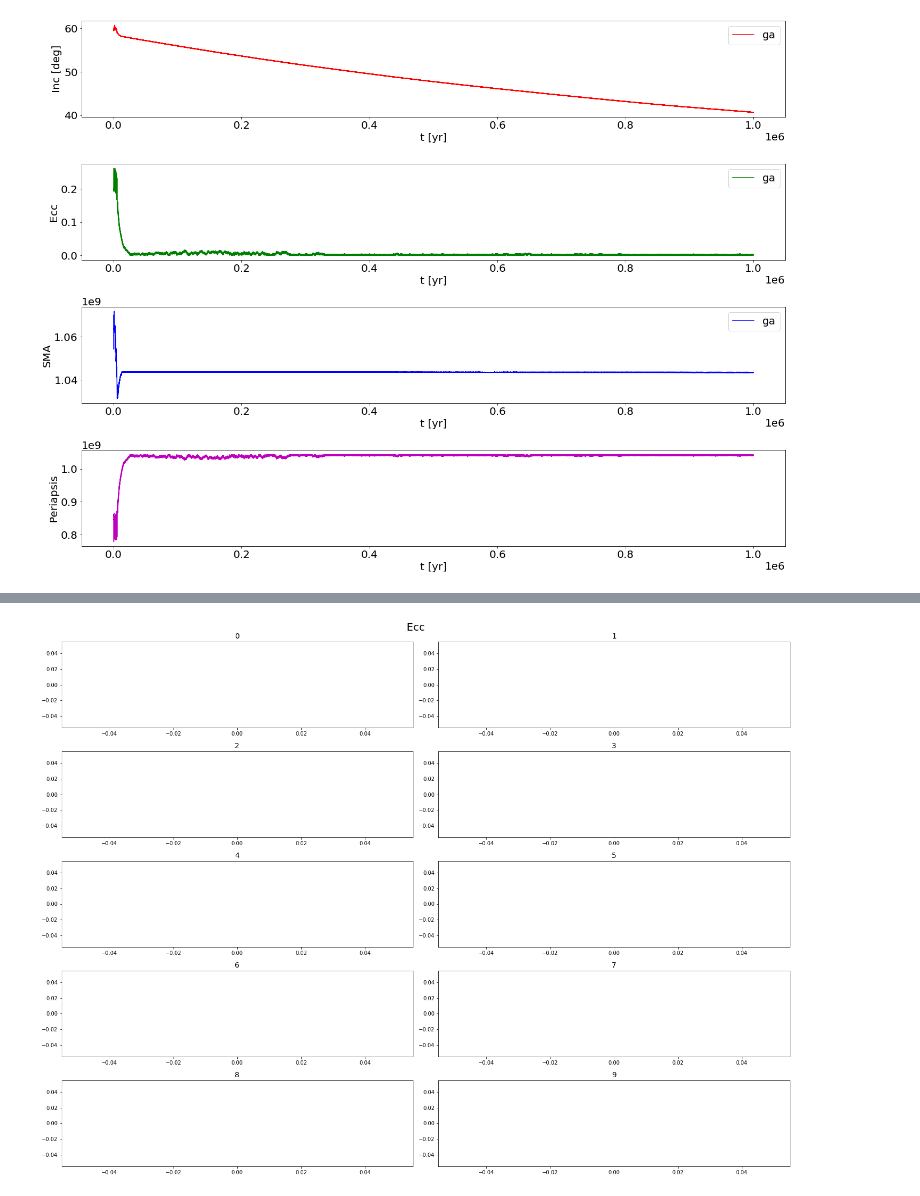
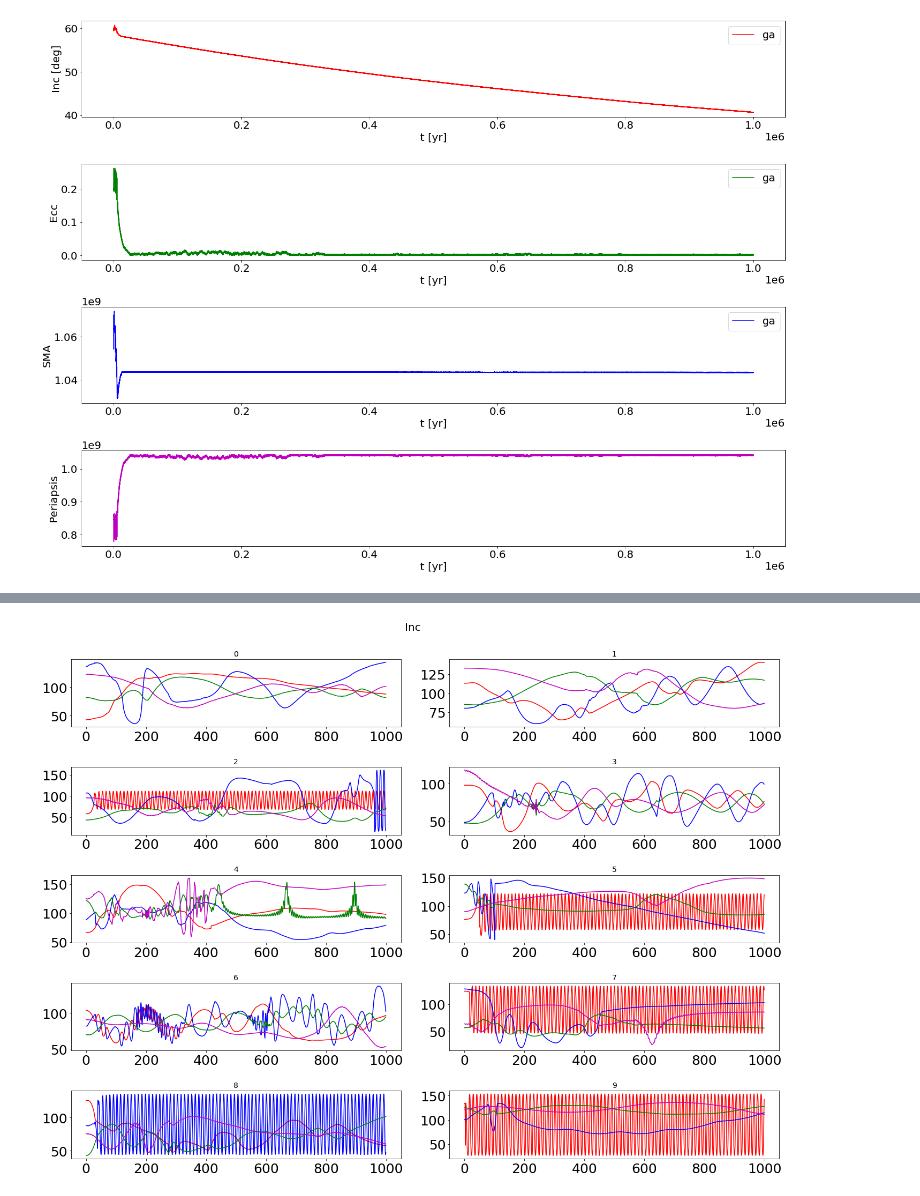
Before and after one commit to peterbreslin/amuse-project, a Jupyter notebook: testing_results.ipynb, the cells around one changed output, grey strips where cells are left out. Saved outputs shown, nothing was run; the diff lists cells and outputs as text; code cells hidden in the pictures.

```diff
--- a/testing_results.ipynb
+++ b/testing_results.ipynb
@@ -158,3 +166,0 @@ plot_params('ecc_varied.hdf5', savefig=True)
-# %%
-path = 'param_space/'
-res = h5py.File(path+'p_space.hdf5')
@@ -191,6 +190,7 @@ def plot_params(e=True):
             else:
                 name = 'Inc'
                 inc = res[x[i]][moons[j]]['inc'][:]
+                ax.plot(time_range, inc, c=colors[j])
 
             ax.set_title(x[i], fontsize=14)
 
@@ -202,7 +202,7 @@ def plot_params(e=True):
     #plt.savefig('{}.png'.format(x[j]), facecolor='w', bbox_inches='tight')
 
     res.close()
-# %%
-plot_params()
-# %% [output]
-[figure, removed]
+# %%
+plot_params(e=False)
+# %% [output]
+[figure, added]
```
Also changed, not shown: parts of 10 cells of this notebook, 1 other file.
